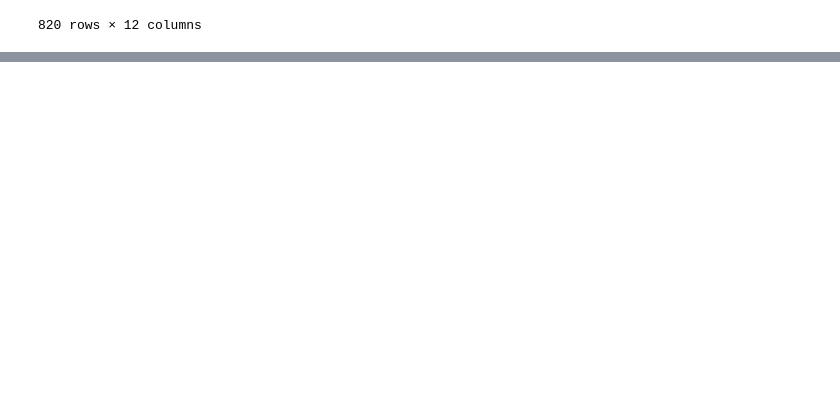
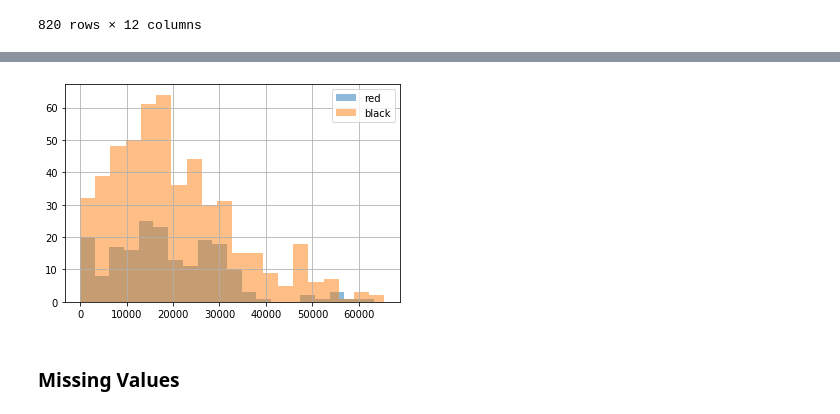
Before and after one commit to weitianyi1996/python-DataScientist-notes, a Jupyter notebook: Pandas-Manipulation.ipynb, the cells around one changed output, grey strips where cells are left out. Cells and saved outputs as stored; diff of their text form; code cells hidden in the pictures; blank space fills up the shorter version.

```diff
--- a/Pandas-Manipulation.ipynb
+++ b/Pandas-Manipulation.ipynb
@@ -324,0 +341,10 @@ df_car[(df_car['price']>=15000)&(df_car['price']<=25000)]
+# %%
+# histogram
+df_car[df_car['color']=='red']['price'].hist(alpha=0.5,bins=20)
+df_car[df_car['color']=='black']['price'].hist(alpha=0.5,bins=20)
+plt.legend(['red','black'])
+plt.show()
+# %% [output]
+[figure, added]
+# %% [markdown]
+### Missing Values
```
Also changed, not shown: parts of 5 cells of this notebook.
